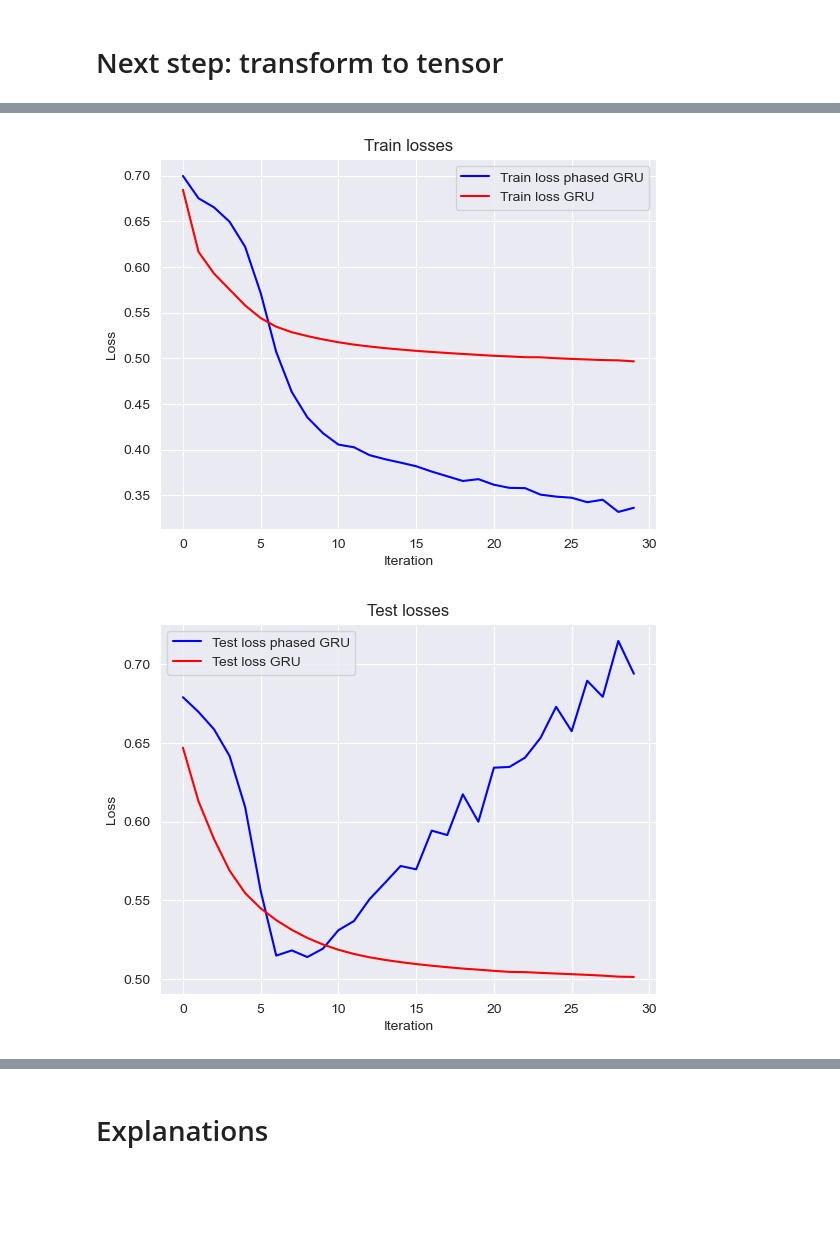
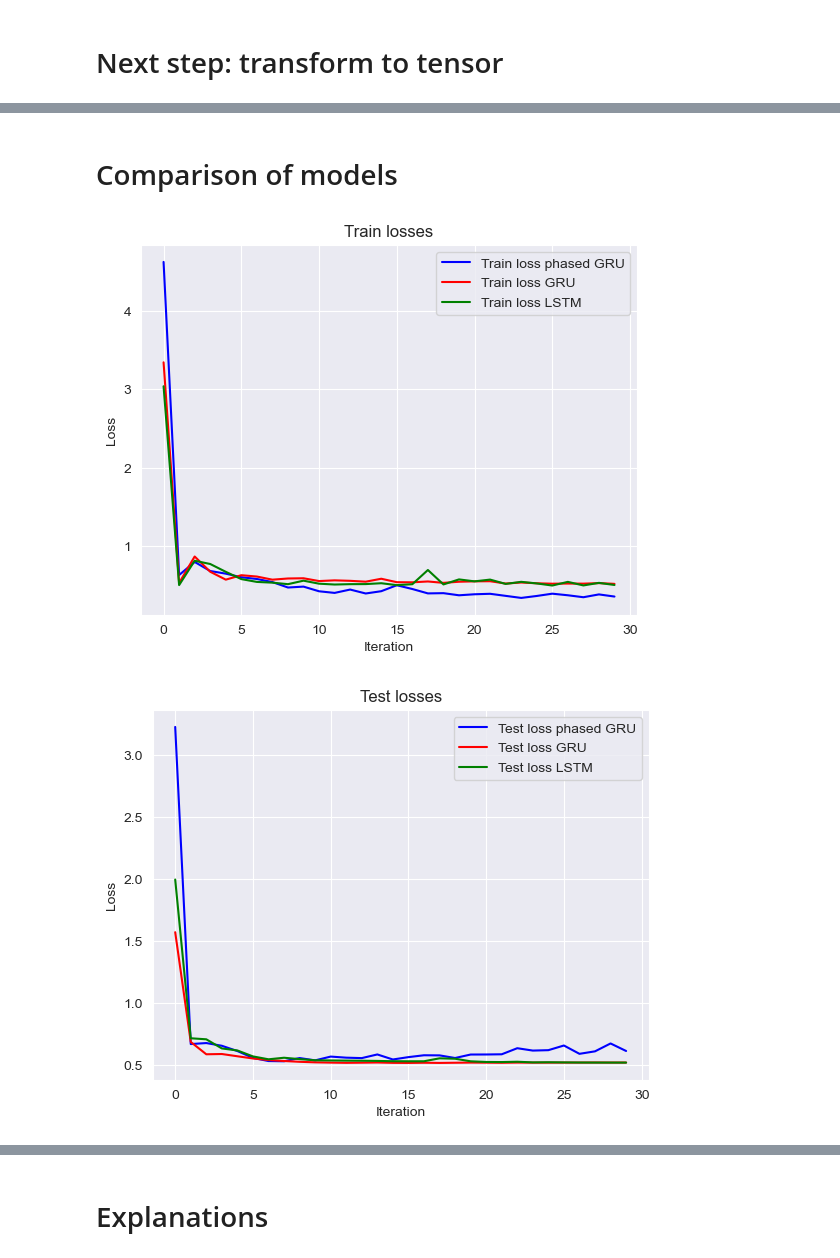
Before and after one commit to leooniiie/Thesis-marketing-attribution, a Jupyter notebook: phased_Gru.ipynb, the cells around one changed output, grey strips where cells are left out. Saved outputs shown, nothing was run; the diff lists cells and outputs as text; code cells hidden in the pictures; blank space fills up the shorter version.

```diff
--- a/phased_Gru.ipynb
+++ b/phased_Gru.ipynb
@@ -40,0 +23,13 @@ df_test = df[df['journey_id'].isin(split_data[1])]
+# %%
+split_train_ratio = 0.6
+max_journ_len = 16 #as specified in prep_data.jpynb
+# Changeable Hyperparameters
+num_epochs = 30
+lr = 0.01
+batch_size = 128
+layer1size = 64
+layer2size = 64
+loss = 'sparse_categorical_crossentropy'
+#'mean_squared_error'
+# 'binary_crossentropy'
+# 'sparse_categorical_crossentropy'
@@ -61,0 +109,8 @@ import keras
+# %%
+modelLSTM.compile(optimizer=tf.keras.optimizers.Adam(learning_rate=lr), loss=loss)
+
+# Create instances of the custom callback
+loss_history_LSTM = LossHistory()
+
+# Train the model with the custom callback
+modelLSTM.fit(train_dataset, epochs=num_epochs, batch_size=batch_size, validation_data=test_dataset, callbacks=[loss_history_LSTM])
@@ -205,23 +281,29 @@ plt.show()
+# %% [markdown]
+# Comparison of models
 # %%
 plt.plot(loss_history_phasedGRU.train_losses, '-b', label='Train loss phased GRU')
 plt.plot(loss_history_GRU.train_losses, '-r', label='Train loss GRU')
+plt.plot(loss_history_LSTM.train_losses, '-g', label='Train loss LSTM')
 plt.legend(loc=0)
 plt.title('Train losses')
 plt.xlabel('Iteration')
 plt.ylabel('Loss')
+plt.savefig('TrainingLosses_lossfct{}_lr{}_bs{}_l1s{}_l2s{}.png'.format(loss,lr,batch_size,layer1size,layer2size))
 plt.show()
 # %% [output]
-[figure, old version]
+[figure, new version]
 # %%
 plt.plot(loss_history_phasedGRU.test_losses, '-b', label='Test loss phased GRU')
 plt.plot(loss_history_GRU.test_losses, '-r', label='Test loss GRU')
+plt.plot(loss_history_LSTM.test_losses, '-g', label='Test loss LSTM')
 plt.legend(loc=0)
 plt.title('Test losses')
 plt.xlabel('Iteration')
 plt.ylabel('Loss')
-plt.show()
+#plt.show()
+plt.savefig('TestLosses_lossfct{}_lr{}_bs{}_l1s{}_l2s{}.png'.format(loss,lr,batch_size,layer1size,layer2size))
 # %% [output]
-[figure, old version]
+[figure, new version]
 # %%
 modelGRU.summary()
 # %% [output]
```
Also changed, not shown: parts of 61 cells of this notebook, 2 other files.
